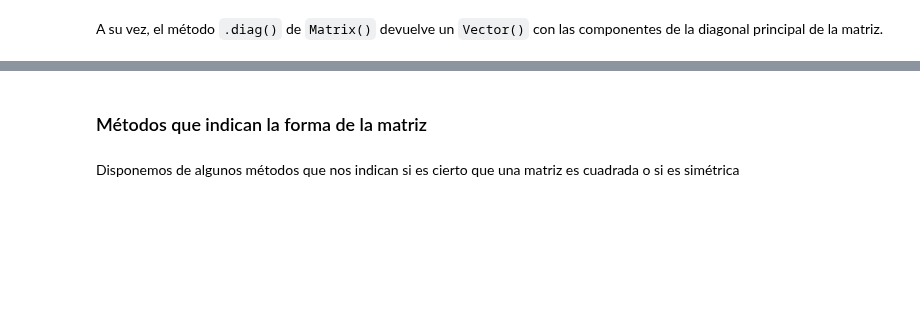
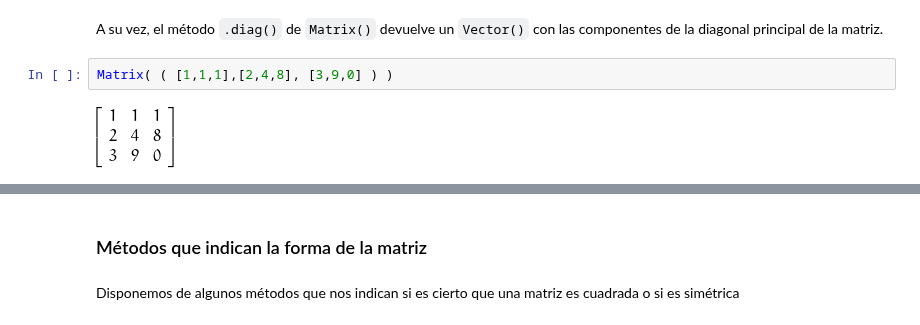
Before and after one commit to mbujosab/nacal-Jupyter-Notebooks, a Jupyter notebook: Lecc01-Secc1.4.ipynb, the cells around one changed output, grey strips where cells are left out. Drawn from its saved outputs; the diff is of its cells as text; blank space fills up the shorter version.

```diff
--- a/Lecc01-Secc1.4.ipynb
+++ b/Lecc01-Secc1.4.ipynb
@@ -235,4 +327,8 @@ v.diag()
 # %% [markdown]
 A su vez, el método `.diag()` de `Matrix()` devuelve un `Vector()` con las componentes de la diagonal principal de la matriz.
+# %%
+Matrix( ( [1,1,1],[2,4,8], [3,9,0] ) )
+# %% [output]
+[figure, added]
 # %%
 Matrix( ( [1,1,1],[2,4,8], [3,9,0] ) ).diag()
```
Also changed, not shown: parts of 86 cells of this notebook, 10 other files.
